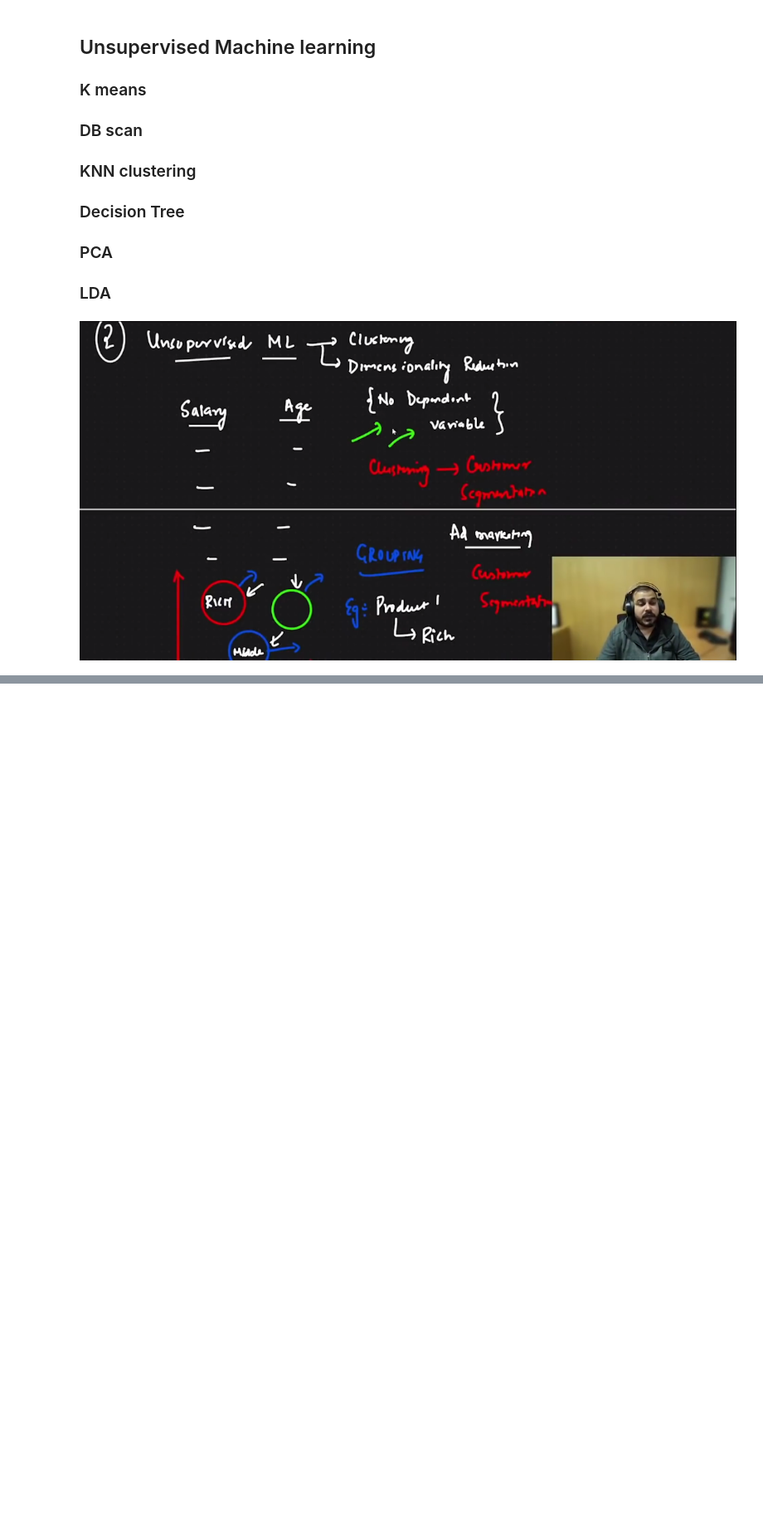
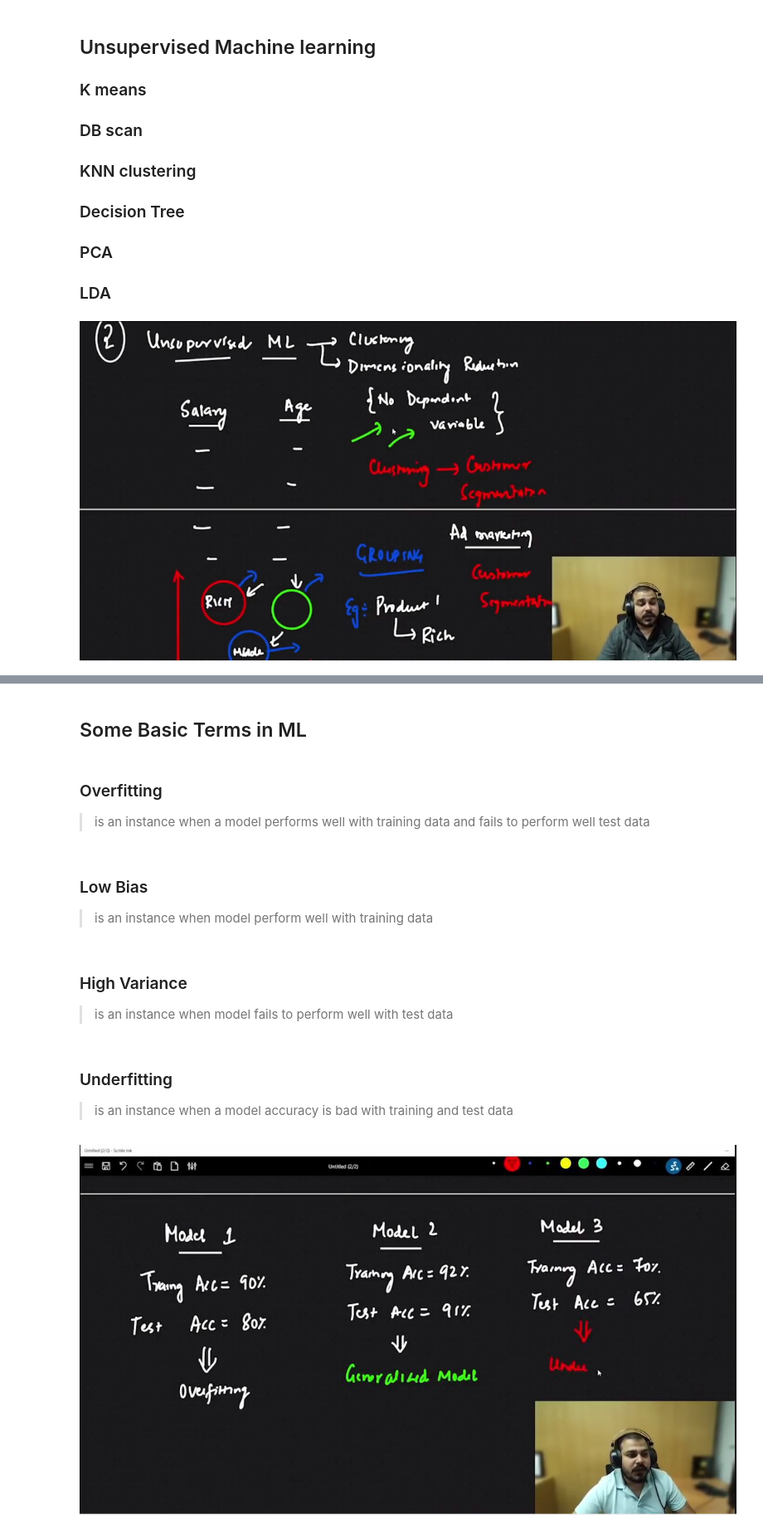
Before and after one commit to Lawal0abdulazeez/Krish_ML_follow_up, a Jupyter notebook: Introduction to the course.ipynb, the cells around one changed output, grey strips where cells are left out. Shown at 83% size. Drawn from its saved outputs; the diff is of its cells as text; code cells hidden in the pictures; blank space fills up the shorter version.

```diff
--- a/Introduction to the course.ipynb
+++ b/Introduction to the course.ipynb
@@ -46,0 +54,21 @@ img1
+# %% [markdown]
+## Some Basic Terms in ML
+# %% [markdown]
+### Overfitting
+> is an instance when a model performs well with training data and fails
+to perform well test data
+# %% [markdown]
+### Low Bias
+> is an instance when model perform well with training data
+# %% [markdown]
+### High Variance
+> is an instance when model fails to  perform well with test data
+# %% [markdown]
+### Underfitting
+> is an instance when a model accuracy is bad with training and test data
+# %%
+fitting = Image.open('fittings.jpg')
+# A Picture that depict fittings of model
+fitting
+# %% [output]
+[figure, added]
```
Also changed, not shown: parts of 7 cells of this notebook, 3 other files.
